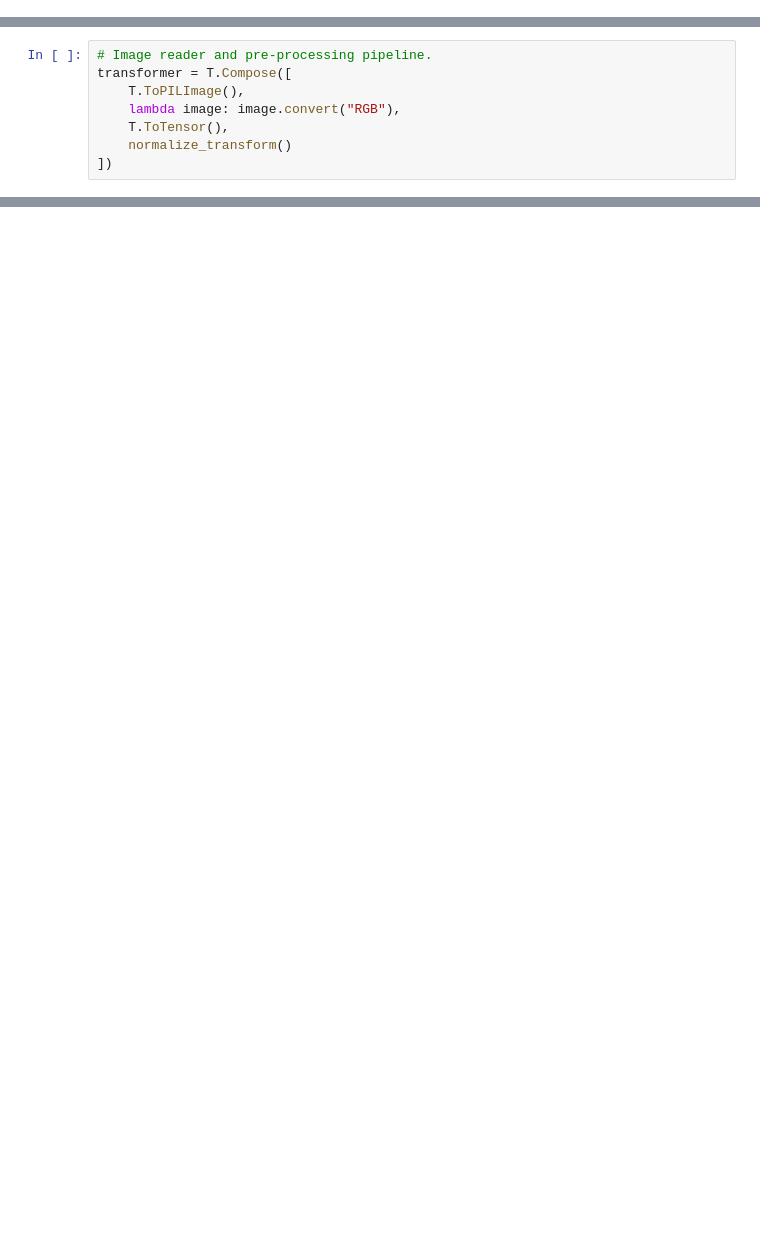
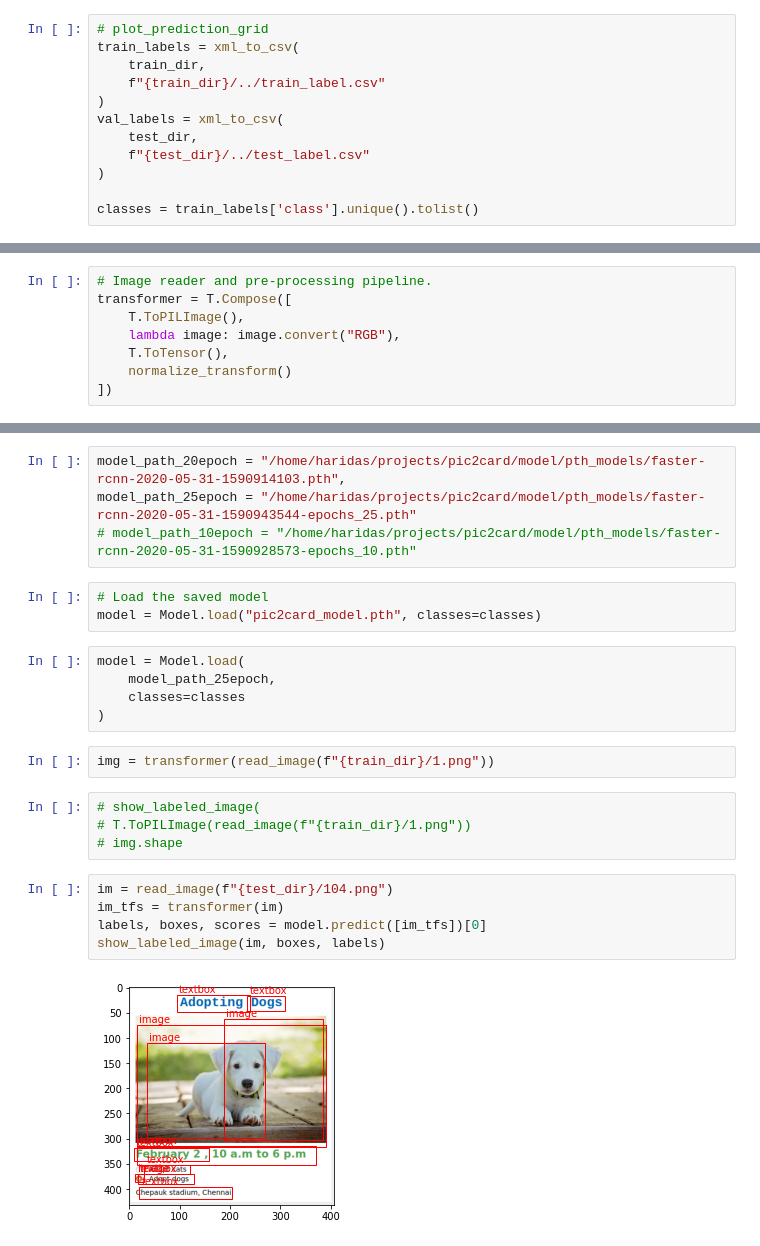
Before and after one commit to haridas/my-notebooks, a Jupyter notebook: pytorch/detecto-object-detection-lib.ipynb, the cells around one changed output, grey strips where cells are left out. Saved outputs shown, nothing was run; the diff lists cells and outputs as text; blank space fills up the shorter version.

```diff
--- a/pytorch/detecto-object-detection-lib.ipynb
+++ b/pytorch/detecto-object-detection-lib.ipynb
@@ -36,0 +31,12 @@ val_labels = xml_to_csv(
+# %%
+# plot_prediction_grid
+train_labels = xml_to_csv(
+    train_dir,
+    f"{train_dir}/../train_label.csv"
+)
+val_labels = xml_to_csv(
+    test_dir,
+    f"{test_dir}/../test_label.csv"
+)
+
+classes = train_labels['class'].unique().tolist()
@@ -73,0 +219,25 @@ img = read_image(
+# %%
+model_path_20epoch = "/home/haridas/projects/pic2card/model/pth_models/faster-rcnn-2020-05-31-1590914103.pth",
+model_path_25epoch = "/home/haridas/projects/pic2card/model/pth_models/faster-rcnn-2020-05-31-1590943544-epochs_25.pth"
+# model_path_10epoch = "/home/haridas/projects/pic2card/model/pth_models/faster-rcnn-2020-05-31-1590928573-epochs_10.pth"
+# %%
+# Load the saved model
+model = Model.load("pic2card_model.pth", classes=classes)
+# %%
+model = Model.load(
+    model_path_25epoch,
+    classes=classes
+)
+# %%
+img = transformer(read_image(f"{train_dir}/1.png"))
+# %%
+# show_labeled_image(
+# T.ToPILImage(read_image(f"{train_dir}/1.png"))
+# img.shape
+# %%
+im = read_image(f"{test_dir}/104.png")
+im_tfs = transformer(im)
+labels, boxes, scores = model.predict([im_tfs])[0]
+show_labeled_image(im, boxes, labels)
+# %% [output]
+[figure, added]
```
Also changed, not shown: parts of 39 cells of this notebook, 2 other files.
